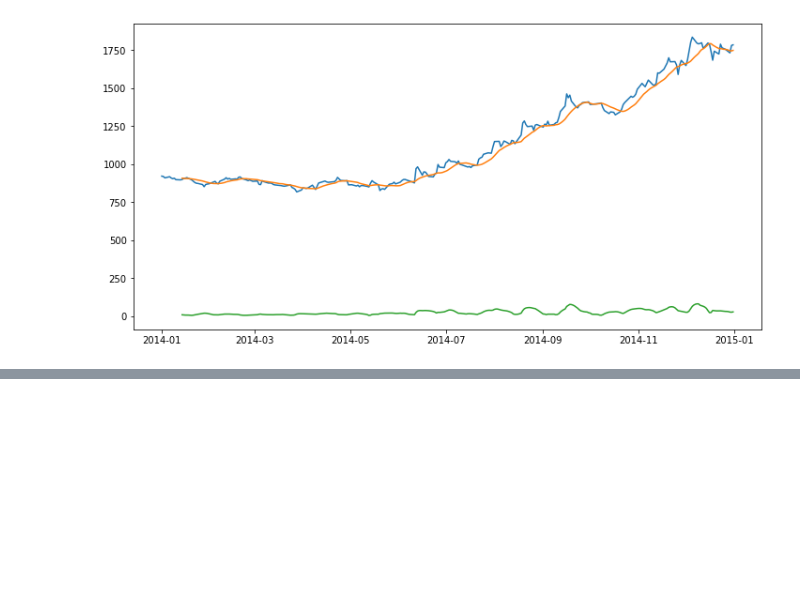
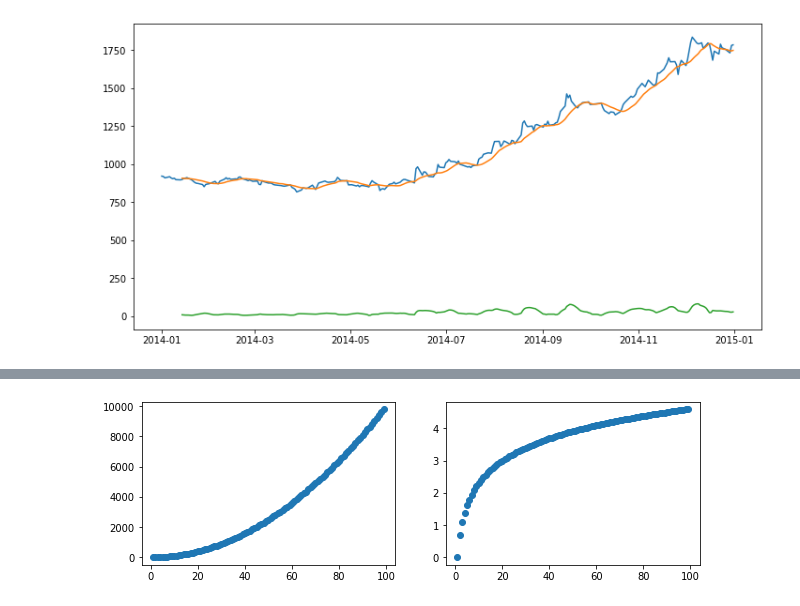
Before and after one commit to iddzzz/stock-price-prediction, a Jupyter notebook: britannia-stock-price-prediction.ipynb, the cells around one changed output, grey strips where cells are left out. Saved outputs shown, nothing was run; the diff lists cells and outputs as text; code cells hidden in the pictures; blank space fills up the shorter version.

```diff
--- a/britannia-stock-price-prediction.ipynb
+++ b/britannia-stock-price-prediction.ipynb
@@ -109,0 +129,12 @@ plt.show()
+# %%
+# Experiment
+x = np.array([range(1, 100)])
+
+fig = plt.figure(1, figsize=(10, 3))
+plt.subplot(121)
+plt.scatter(x, x**2)
+plt.subplot(122)
+plt.scatter(x, np.log(x))
+plt.show()
+# %% [output]
+[figure, added]
```
Also changed, not shown: parts of 14 cells of this notebook.
